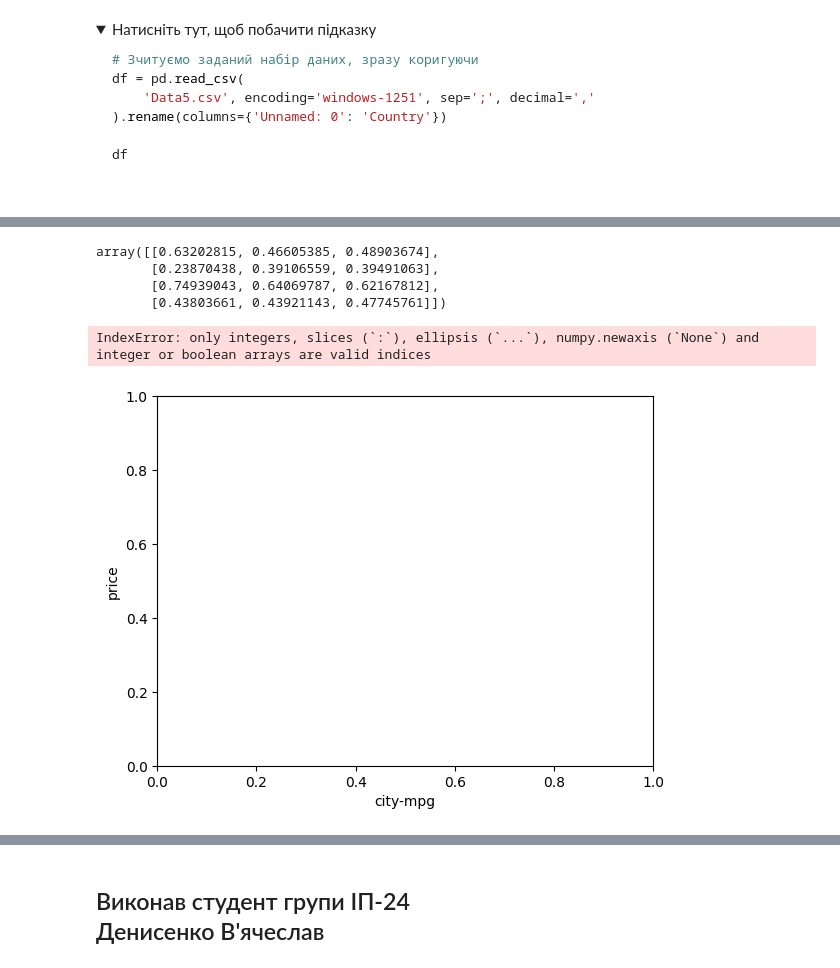
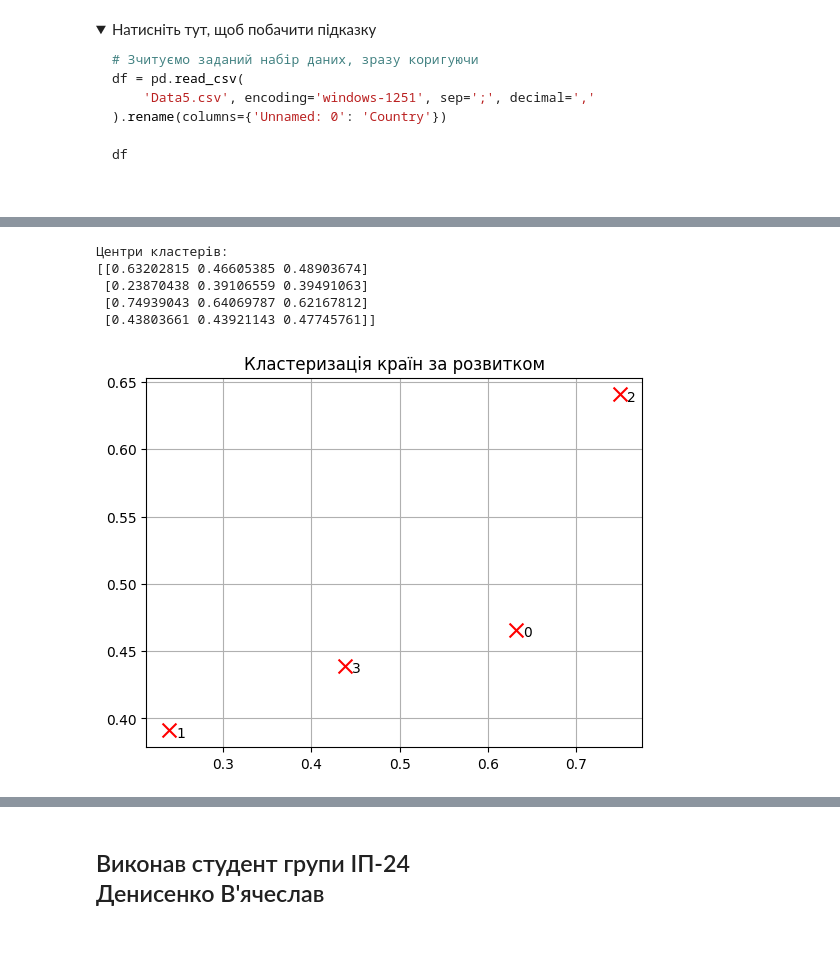
Before and after one commit to slavikDe/data_analise_labs, a Jupyter notebook: py5/DA_6_1.ipynb, the cells around one changed output, grey strips where cells are left out. Saved outputs shown, nothing was run; the diff lists cells and outputs as text; code cells hidden in the pictures; folded sections open; blank space fills up the shorter version.

```diff
--- a/py5/DA_6_1.ipynb
+++ b/py5/DA_6_1.ipynb
@@ -494,11 +465,0 @@ plt.show()
-# %%
-import pandas as pd
-
-# Припустимо, що у вас є таблиця даних df, яка містить значення Iel, Ie та Is для кожної країни
-# У таблиці df містяться інші колонки, але вам потрібні лише колонки Iel, Ie та Is
-
-# Створення вектора сталого розвитку для кожної країни
-df['sustainable_development_vector'] = df.apply(lambda row: [row['Ie'], row['Iec'], row['Is']], axis=1)
-
-# Виведення перших кількох рядків з новою колонкою
-print(df[['Ie', 'Iec', 'Is', 'sustainable_development_vector', 'Country']].head())
@@ -565,15 +466,41 @@ array([[0.08018457, 0.41168759, 0.2088164 , 0.19736236],
-# %%
-kmeans1.cluster_centers_
-# %% [output]
-array([[0.63202815, 0.46605385, 0.48903674],
-       [0.23870438, 0.39106559, 0.39491063],
-       [0.74939043, 0.64069787, 0.62167812],
-       [0.43803661, 0.43921143, 0.47745761]])
-# %%
-plt.xlabel('city-mpg')
-plt.ylabel('price')
-plt.scatter(sustainable_development_array['sustainable_development_vector'], df[['Country']], c=kmeans1.labels_)
-plt.show()
-# %% [output]
-IndexError: only integers, slices (`:`), ellipsis (`...`), numpy.newaxis (`None`) and integer or boolean arrays are valid indices
-[figure, removed]
+# %%
+
+features = df[['Ie', 'Iec', 'Is']]
+
+
+n_clusters = 4
+
+kmeans = KMeans(
+    n_clusters=n_clusters,
+    init='random',
+    n_init=10,
+    max_iter=300
+)
+
+# Виконання кластеризації
+kmeans.fit(features)
+
+# Отримання центрів кластерів
+cluster_centers = kmeans.cluster_centers_
+
+# Виведення центрів кластерів
+print("Центри кластерів:")
+print(cluster_centers)
+# %% [output]
+Центри кластерів:
+[[0.63202815 0.46605385 0.48903674]
+ [0.23870438 0.39106559 0.39491063]
+ [0.74939043 0.64069787 0.62167812]
+ [0.43803661 0.43921143 0.47745761]]
+# %%
+plt.scatter(cluster_centers[:, 0], cluster_centers[:, 1], c='red', marker='x', s=100)
+
+# Додавання підписів з номерами кластерів
+for i, txt in enumerate(range(len(cluster_centers))):
+    plt.annotate(txt, (cluster_centers[i, 0], cluster_centers[i, 1]), xytext=(5,-5), textcoords='offset points')
+
+plt.title('Кластеризація країн за розвитком')
+plt.grid(True)
+plt.show()
+# %% [output]
+[figure, added]
```
Also changed, not shown: parts of 14 cells of this notebook.
